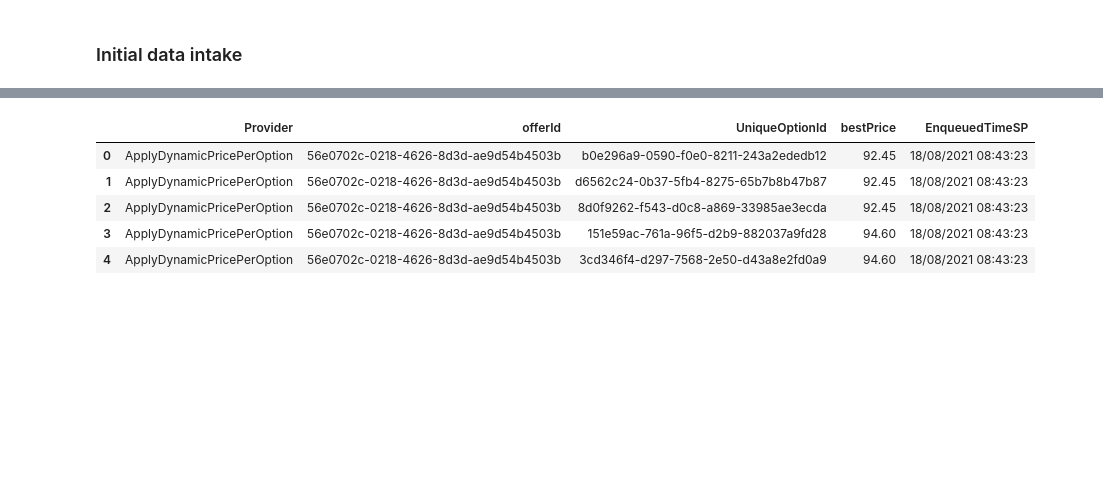
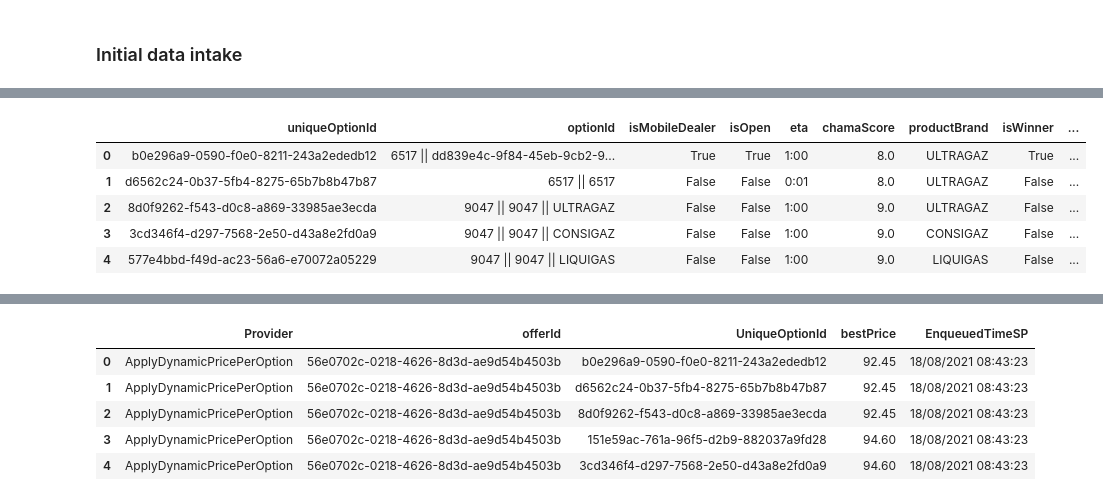
Before and after one commit to J-ZW-Wang/ss_data_project, a Jupyter notebook: Chama_Data_Transformation/Data_Transformation.ipynb, the cells around one changed output, grey strips where cells are left out. Saved outputs shown, nothing was run; the diff lists cells and outputs as text; code cells hidden in the pictures; blank space fills up the shorter version.

```diff
--- a/Chama_Data_Transformation/Data_Transformation.ipynb
+++ b/Chama_Data_Transformation/Data_Transformation.ipynb
@@ -8,7 +7,3 @@ import pandas as pd
 import json
 # %% [markdown]
 ### Initial data intake
-# %%
-# raw_json = pd.read_json('./datasets/case.json')
-with open("./datasets/case.json") as file:
-    raw_json = json.load(file)
@@ -129,18 +34,0 @@ pd_CuratedOfferOptions
-# %%
-level2_CurateOffer["Payload2"] = level2_CurateOffer["Payload"].apply(json.loads)
-pd_CuratedOfferOptions = level2_CurateOffer.explode("Payload2", ignore_index=True).drop(
-    "Payload", axis=1
-)
-# pd_CuratedOfferOptions = pd.concat(
-#     [
-#         pd_CuratedOfferOptions[["EnqueuedTimeUtc", "EventName"]],
-#         pd.json_normalize(pd_CuratedOfferOptions["Payload2"], record_path='options'),
-#     ],
-#     axis=1,
-# )
-
-pd.json_normalize(
-    pd_CuratedOfferOptions,
-    record_path=["Payload2", "options"],
-    meta=["EnqueuedTimeUtc", "EventName"],
-)
@@ -173,0 +35,23 @@ pd_CuratedOfferOptions
+# %%
+# Pack 1st unnested dataframe back to JSON
+js_CurateOffer = json.loads(level2_CurateOffer.to_json(orient="records"))
+
+df_CurateOffer = pd.json_normalize(
+    js_CurateOffer,
+    record_path=["Payload", "options"],
+    meta=[
+        ["Payload", "curationProvider"],
+        ["Payload", "offerId"],
+        ["Payload", "dealerId"],
+        "EnqueuedTimeUtc",
+    ],
+)
+
+df_CurateOffer.head(5)
+# %% [output]
+|  | uniqueOptionId | optionId | isMobileDealer | isOpen | eta | chamaScore | productBrand | isWinner | ... |
+| 0 | b0e296a9-0590-f0e0-8211-243a2ededb12 | 6517 || dd839e4c-9f84-45eb-9cb2-9... | True | True | 1:00 | 8.0 | ULTRAGAZ | True | ... |
+| 1 | d6562c24-0b37-5fb4-8275-65b7b8b47b87 | 6517 || 6517 | False | False | 0:01 | 8.0 | ULTRAGAZ | False | ... |
+| 2 | 8d0f9262-f543-d0c8-a869-33985ae3ecda | 9047 || 9047 || ULTRAGAZ | False | False | 1:00 | 9.0 | ULTRAGAZ | False | ... |
+| 3 | 3cd346f4-d297-7568-2e50-d43a8e2fd0a9 | 9047 || 9047 || CONSIGAZ | False | False | 1:00 | 9.0 | CONSIGAZ | False | ... |
+| 4 | 577e4bbd-f49d-ac23-56a6-e70072a05229 | 9047 || 9047 || LIQUIGAS | False | False | 1:00 | 9.0 | LIQUIGAS | False | ... |
```
Also changed, not shown: parts of 21 cells of this notebook.
